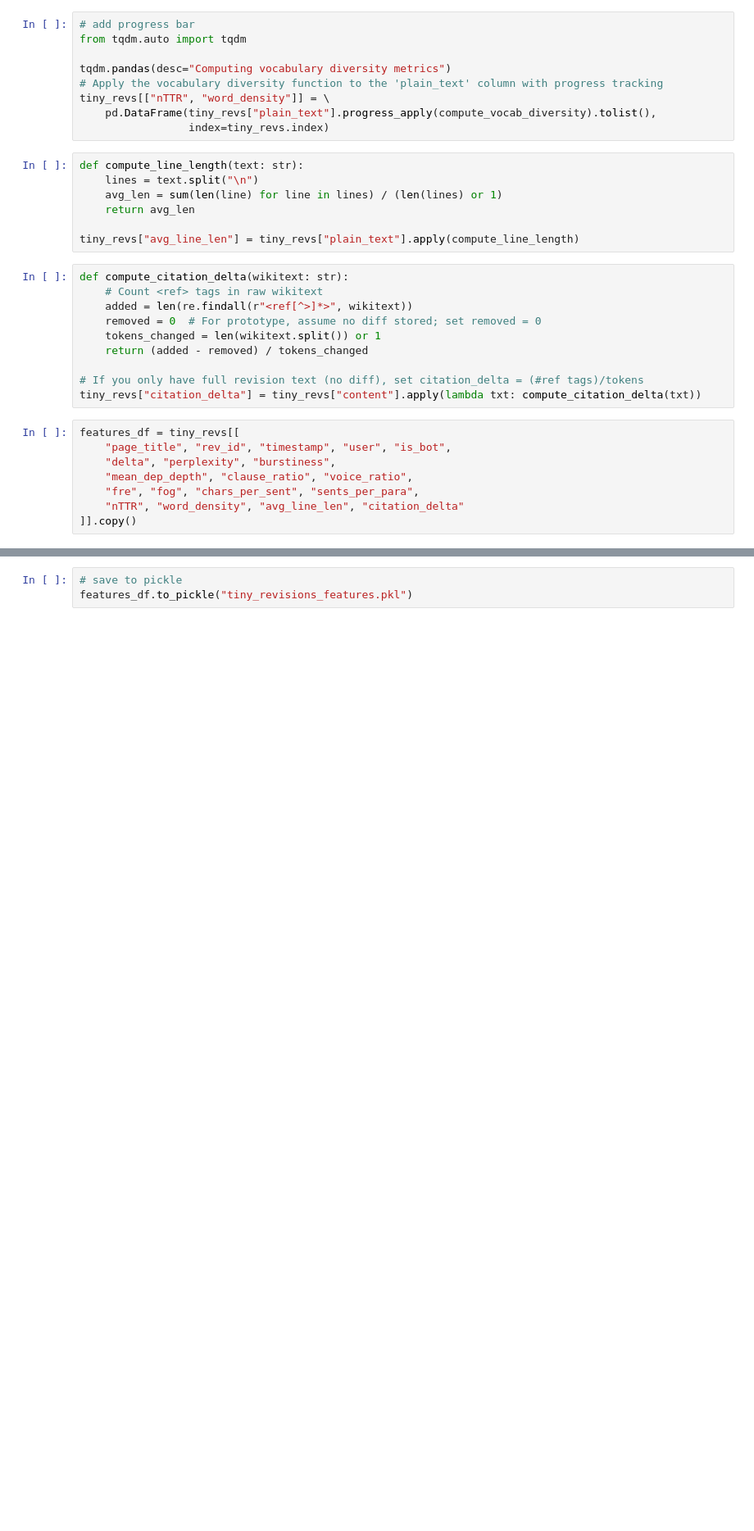
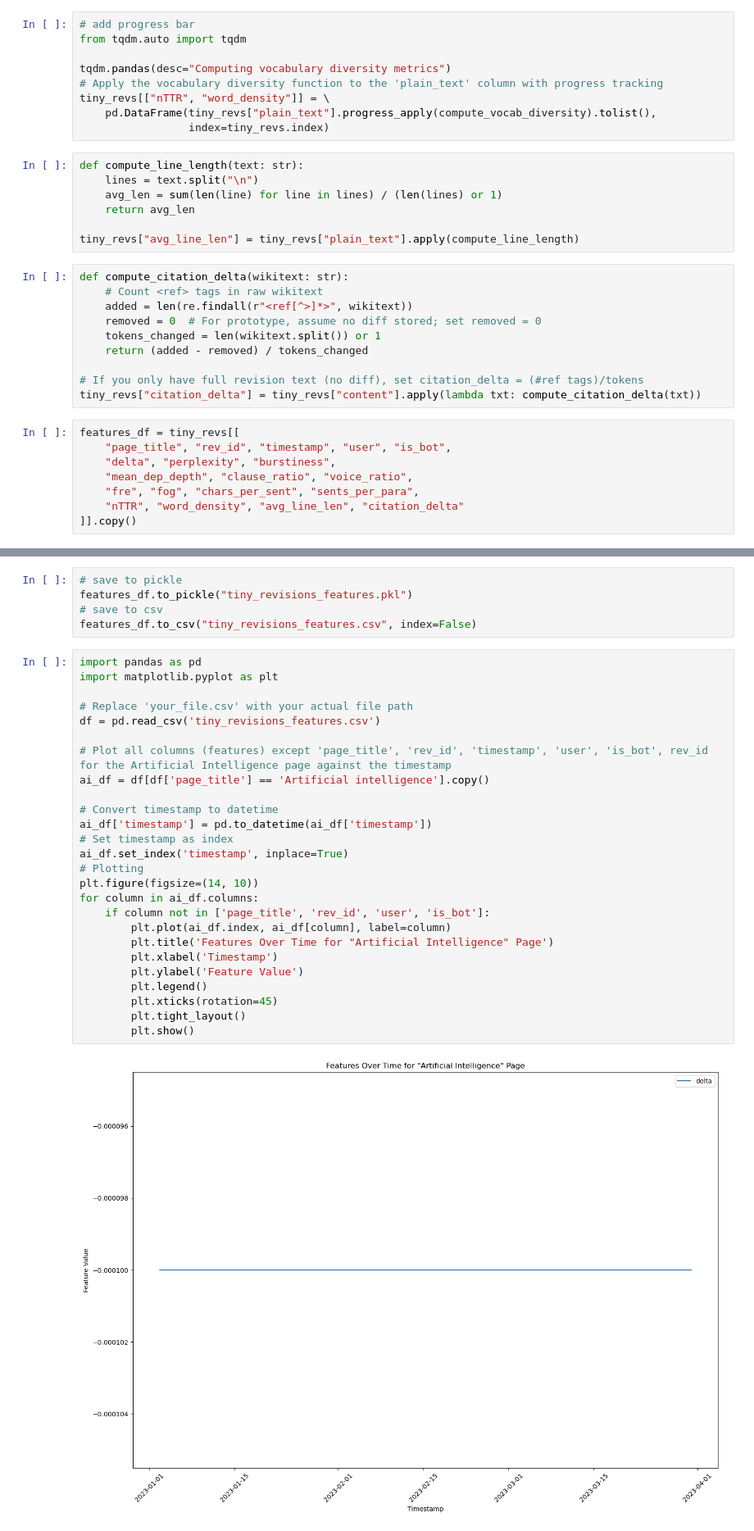
Before and after one commit to LeTartap/WikiMScThesis, a Jupyter notebook: python_code/newPipieline.ipynb, the cells around one changed output, grey strips where cells are left out. Shown at 82% size. Saved outputs shown, nothing was run; the diff lists cells and outputs as text; blank space fills up the shorter version.

```diff
--- a/python_code/newPipieline.ipynb
+++ b/python_code/newPipieline.ipynb
@@ -458,3 +526,33 @@ features_df.head(20)
 # %%
 # save to pickle
 features_df.to_pickle("tiny_revisions_features.pkl")
+# save to csv
+features_df.to_csv("tiny_revisions_features.csv", index=False)
+# %%
+import pandas as pd
+import matplotlib.pyplot as plt
+
+# Replace 'your_file.csv' with your actual file path
+df = pd.read_csv('tiny_revisions_features.csv')
+
+# Plot all columns (features) except 'page_title', 'rev_id', 'timestamp', 'user', 'is_bot', rev_id for the Artificial Intelligence page against the timestamp
+ai_df = df[df['page_title'] == 'Artificial intelligence'].copy()
+
+# Convert timestamp to datetime
+ai_df['timestamp'] = pd.to_datetime(ai_df['timestamp'])
+# Set timestamp as index
+ai_df.set_index('timestamp', inplace=True)
+# Plotting
+plt.figure(figsize=(14, 10))
+for column in ai_df.columns:
+    if column not in ['page_title', 'rev_id', 'user', 'is_bot']:
+        plt.plot(ai_df.index, ai_df[column], label=column)
+        plt.title('Features Over Time for "Artificial Intelligence" Page')
+        plt.xlabel('Timestamp')
+        plt.ylabel('Feature Value')
+        plt.legend()
+        plt.xticks(rotation=45)
+        plt.tight_layout()
+        plt.show()
+# %% [output]
+[figure, added]
```
Also changed, not shown: parts of 10 cells of this notebook.
